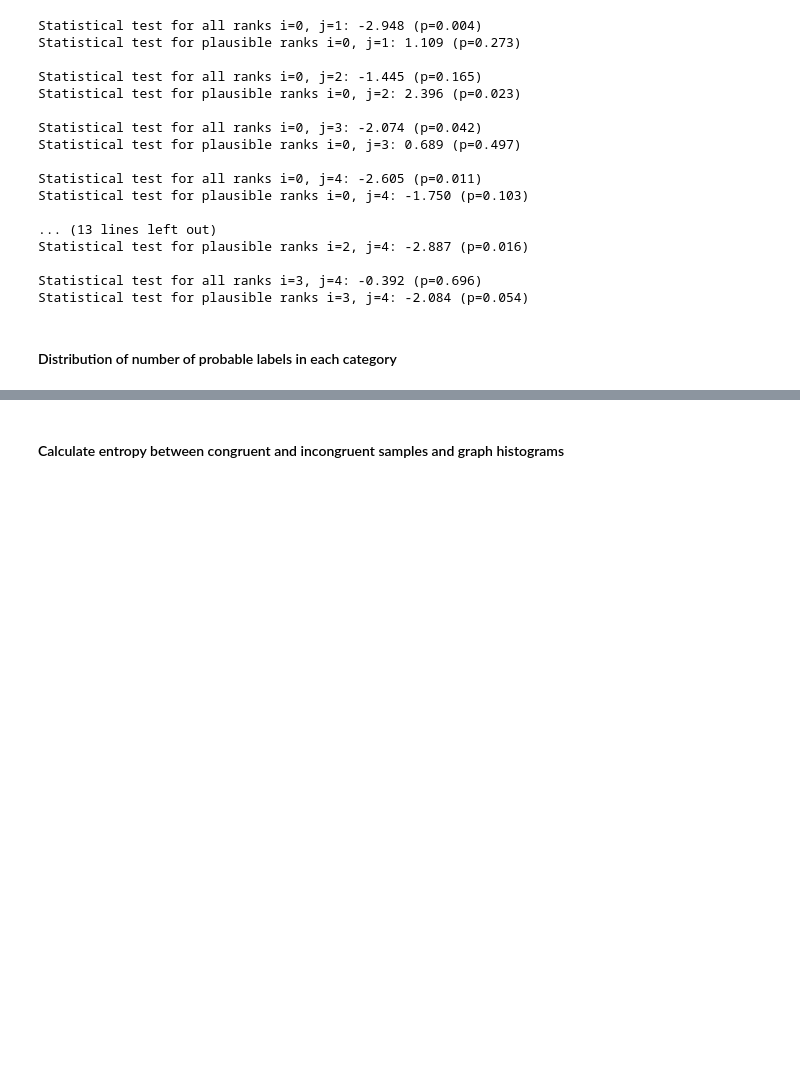
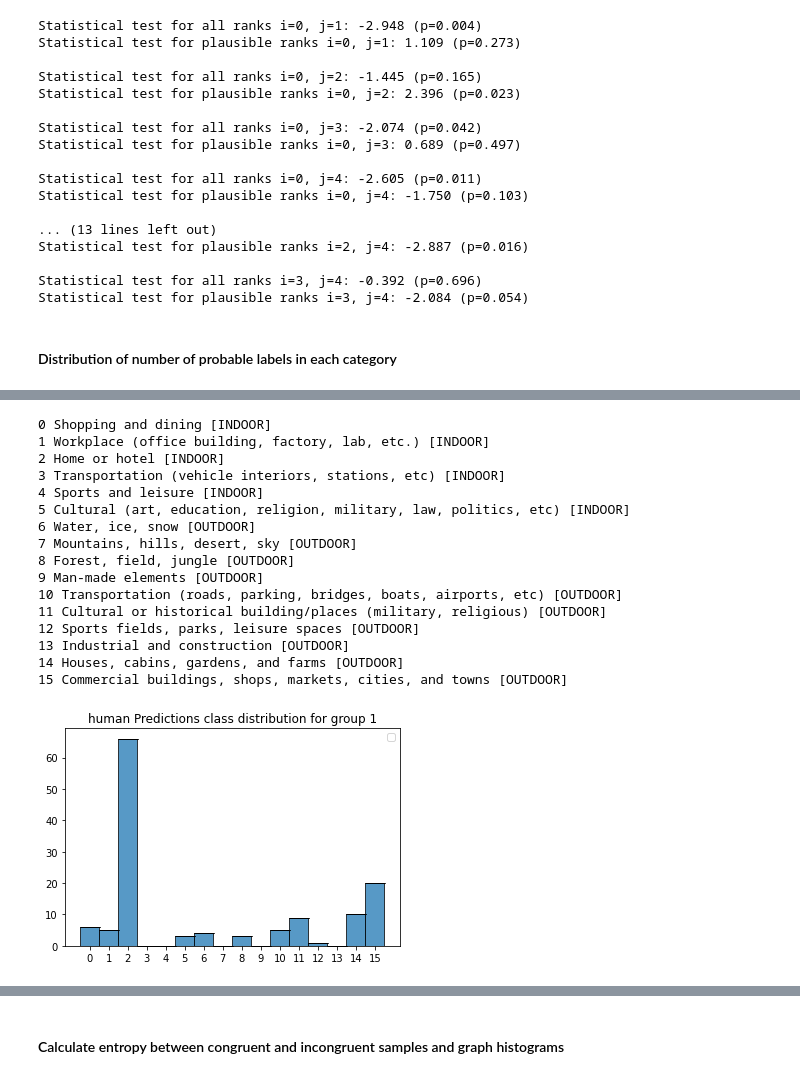
Before and after one commit to allisonchen23/explain-alignment, a Jupyter notebook: process_survey.ipynb, the cells around one changed output, grey strips where cells are left out. Cells and saved outputs as stored; diff of their text form; code cells hidden in the pictures; blank space fills up the shorter version.

```diff
--- a/process_survey.ipynb
+++ b/process_survey.ipynb
@@ -672,0 +763,63 @@ Statistical test for plausible ranks i=3, j=4: -2.084 (p=0.054)
+# %%
+SCENE_CATEGORIES_PATH = os.path.join('data', 'ade20k', 'scene_categories.txt')
+scene_categories = read_lists(SCENE_CATEGORIES_PATH)
+for idx, cat in enumerate(scene_categories):
+    print(idx, cat)
+scene_cat = [cat.split(',')[0] for cat in scene_categories]
+
+total_counts = []
+agent = 'human'
+for df_idx, cur_df in enumerate(dfs):
+    human_predictions = cur_df['{}_predictions'.format(agent)].to_numpy()
+    labels, counts = np.unique(human_predictions, return_counts=True)
+    pred_counts_dict = {}
+    for label, count in zip(labels, counts):
+        pred_counts_dict[label] = count
+
+    bar_graph_counts = []
+    for category_idx, category in enumerate(scene_categories):
+        if category_idx in pred_counts_dict:
+            bar_graph_counts.append(pred_counts_dict[category_idx])
+        else:
+            bar_graph_counts.append(0)
+    bar_graph_counts = np.array(bar_graph_counts)
+    bar_graph_counts = np.expand_dims(bar_graph_counts, axis=0)
+    total_counts.append(bar_graph_counts)
+    bar_graph(
+        data=bar_graph_counts,
+        labels=[i for i in range(16)],
+        # xlabel_rotation=45,
+        fig_size=(12, 8),
+        title='{} Predictions class distribution for group {}'.format(agent, df_idx+1),
+        save_path='temp/{}_pred_group_{}.png'.format(agent, df_idx+1))
+
+total_counts = np.concatenate(total_counts, axis=0)
+# Split explainer success and failure
+success_counts = np.sum(total_counts[:2], axis=0, keepdims=True)
+fail_counts = np.sum(total_counts[2:], axis=0, keepdims=True)
+
+bar_graph(
+    data=success_counts,
+    labels=[i for i in range(16)],
+    title='Successful Explainer {} Pred Class Distribution'.format(agent),
+    save_path='temp/succes.png')
+bar_graph(
+    data=fail_counts,
+    labels=[i for i in range(16)],
+    title='Unsuccessful Explainer {} Pred Class Distribution'.format(agent),
+    save_path='temp/fail.png')
+# Sum them all up
+sum_total_counts = np.expand_dims(np.sum(total_counts, axis=0), axis=0)
+print(sum_total_counts.shape)
+bar_graph(
+    data=sum_total_counts,
+    labels=[i for i in range(16)],
+    title='{} Pred Class Distribution'.format(agent),
+    save_path='temp/class_dist.png')
+print(total_counts.shape)
+bar_graph(
+    data=total_counts,
+    groups=['group {}'.format(i) for i in range(1, 6)],
+    labels=[i for i in range(16)],
+    title='Class Distribution')
+# %% [output]
@@ -672,0 +827,17 @@ Statistical test for plausible ranks i=3, j=4: -2.084 (p=0.054)
+0 Shopping and dining [INDOOR]
+1 Workplace (office building, factory, lab, etc.) [INDOOR]
+2 Home or hotel [INDOOR]
+3 Transportation (vehicle interiors, stations, etc) [INDOOR]
+4 Sports and leisure [INDOOR]
+5 Cultural (art, education, religion, military, law, politics, etc) [INDOOR]
+6 Water, ice, snow [OUTDOOR]
+7 Mountains, hills, desert, sky [OUTDOOR]
+8 Forest, field, jungle [OUTDOOR]
+9 Man-made elements [OUTDOOR]
+10 Transportation (roads, parking, bridges, boats, airports, etc) [OUTDOOR]
+11 Cultural or historical building/places (military, religious) [OUTDOOR]
+12 Sports fields, parks, leisure spaces [OUTDOOR]
+13 Industrial and construction [OUTDOOR]
+14 Houses, cabins, gardens, and farms [OUTDOOR]
+15 Commercial buildings, shops, markets, cities, and towns [OUTDOOR]
+[figure, added]
```
Also changed, not shown: parts of 6 cells of this notebook.
